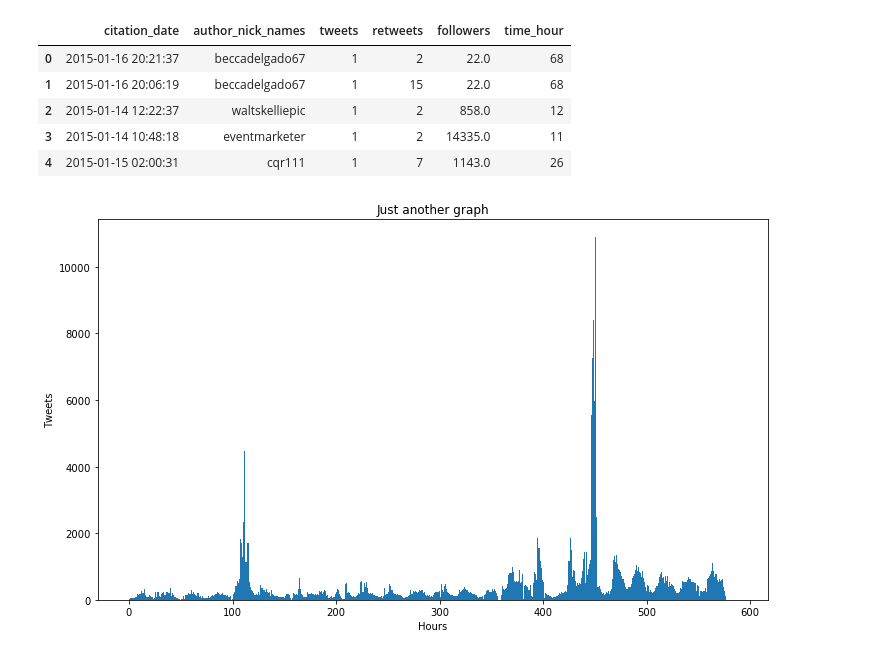
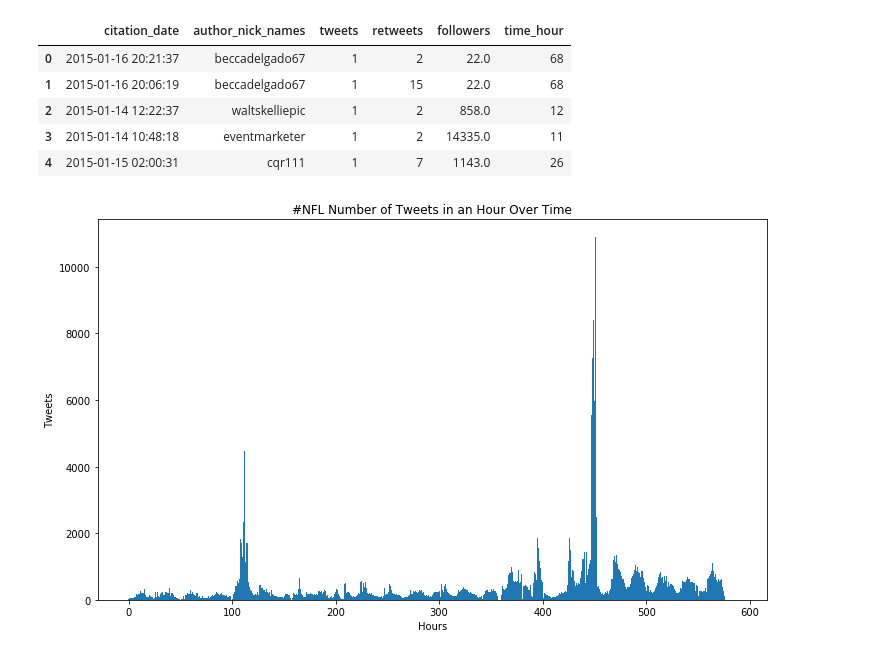
Before and after one commit to nsnguyen/ECE-219, a Jupyter notebook: project4/project_5.ipynb, the cells around one changed output. Drawn from its saved outputs; the diff is of its cells as text; code cells hidden in the pictures.

```diff
--- a/project4/project_5.ipynb
+++ b/project4/project_5.ipynb
@@ -267,9 +267,9 @@ y = list(nfl_time_hour.tweets)
 # %%
 plt.figure(figsize=(12,7))
 plt.bar(x, y, width=x[1]-x[0])
 plt.xlabel('Hours')
 plt.ylabel('Tweets')
-plt.title('Just another graph')
+plt.title('#NFL Number of Tweets in an Hour Over Time')
 plt.show()
 # %% [output]
-[figure, old version]
+[figure, new version]
```
Also changed, not shown: parts of 21 cells of this notebook, 1 other file.
